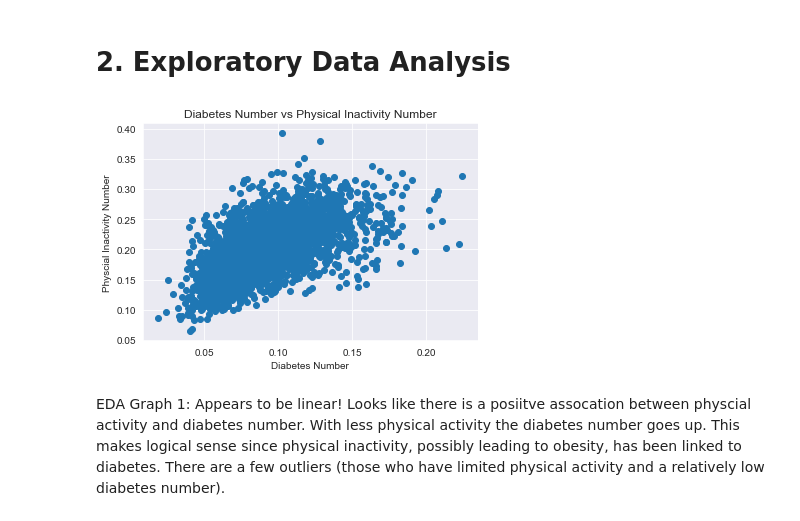
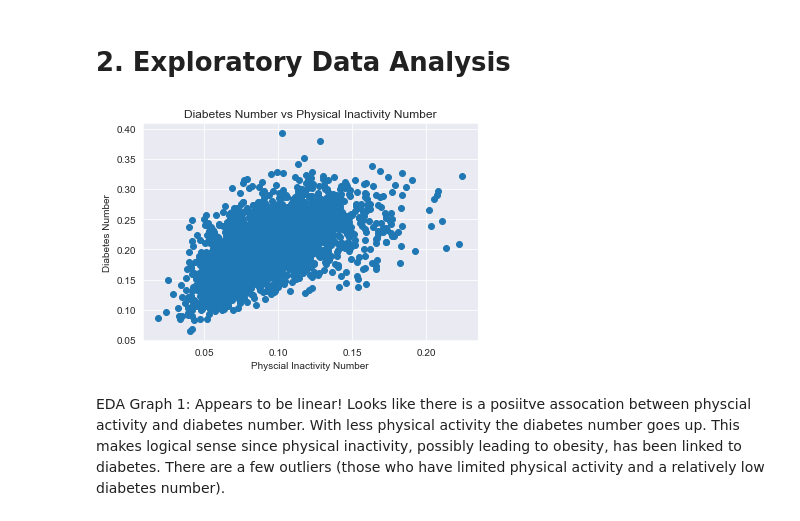
Before and after one commit to aramburoc/CSS_Project2_Group1, a Jupyter notebook: Project 2 Students.ipynb, the cells around one changed output. Saved outputs shown, nothing was run; the diff lists cells and outputs as text; code cells hidden in the pictures.

```diff
--- a/Project 2 Students.ipynb
+++ b/Project 2 Students.ipynb
@@ -229,13 +219,15 @@ diabetes = diabetes.drop(columns= duplicateColumnNames)
 # %%
 #EDA Graph 1
 ## NE: NOT SURE BUT I THINK DIABETES NUMBER SHOULD BE THE Y LABEL - SINCE THAT'S WHAT WE ARE PREDICTING??
+## MK: yes-> made changes to the code
+
 plt.scatter(diabetes['Diabetes_Number'], diabetes["Physical_Inactivity_Number"])
 plt.title("Diabetes Number vs Physical Inactivity Number")
-plt.xlabel("Diabetes Number")
-plt.ylabel("Physcial Inactivity Number")
+plt.xlabel("Physcial Inactivity Number")
+plt.ylabel("Diabetes Number")
 plt.show()
 # %% [output]
-[figure, old version]
+[figure, new version]
 # %% [markdown]
 EDA Graph 1: Appears to be linear! Looks like there is a posiitve assocation between physcial activity and diabetes number. With less physical activity the diabetes number goes up. This makes logical sense since physical inactivity, possibly leading to obesity, has been linked to diabetes. There are a few outliers (those who have limited physical activity and a relatively low diabetes number).
 # %%
```
Also changed, not shown: parts of 25 cells of this notebook.
